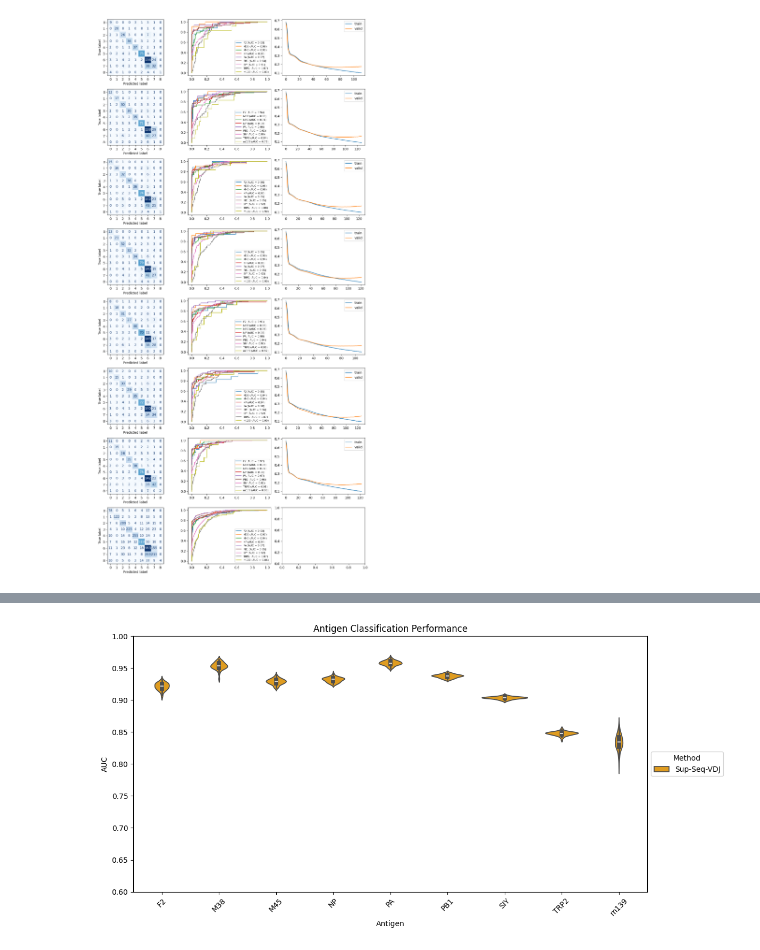
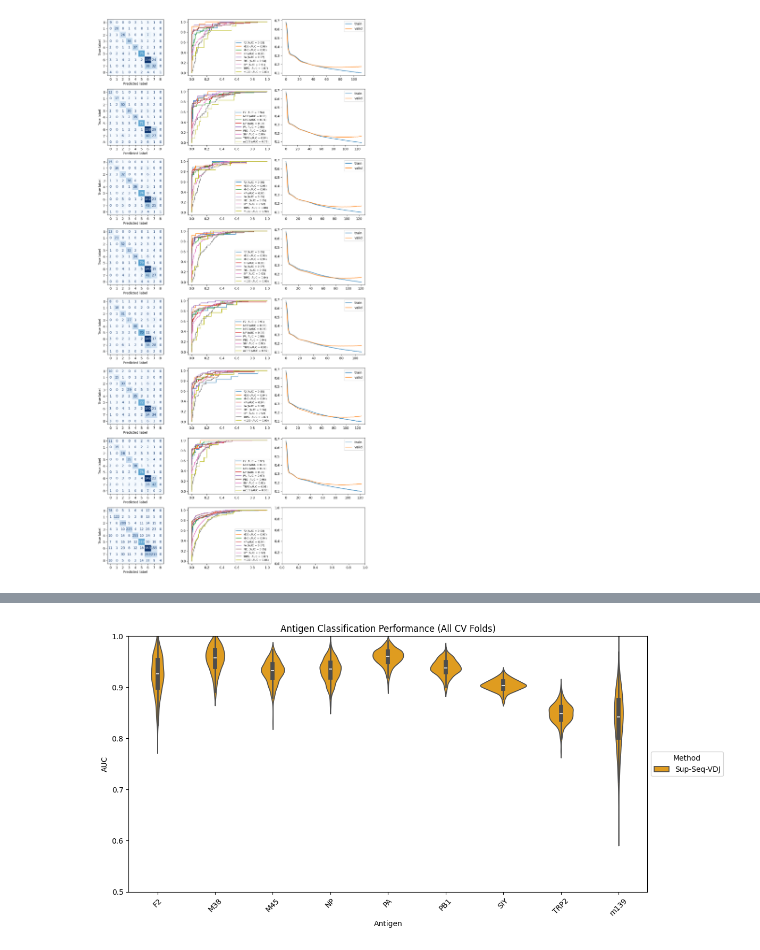
Before and after one commit to samhuann/DeepTCR-2, a Jupyter notebook: new_loader_cnn copy 2.ipynb, the cells around one changed output, grey strips where cells are left out. Cells and saved outputs as stored; diff of their text form; code cells hidden in the pictures.

Commit message:
violin plot across all cv folds

```diff
--- a/new_loader_cnn copy 2.ipynb
+++ b/new_loader_cnn copy 2.ipynb
@@ -588,40 +588,50 @@ plt.show()
 import seaborn as sns
 from sklearn.metrics import roc_auc_score
 
-# Compute AUC scores per antigen for each repeat
-num_repeats = y_pred_all.shape[0]  # number of CV repeats (e.g., 3)
-n_classes = y_pred_all.shape[-1]   # number of antigens
+# Compute AUC scores for each repeat and each fold individually
+num_repeats = y_pred_all.shape[0]  # 50 repeats
+n_classes = y_pred_all.shape[-1]   # 10 antigens
+n_folds = y_test_all.shape[2]      # 7 folds
 
-auc_scores = []  # will be a list with shape (num_repeats, n_classes)
+auc_scores = []  # will collect all individual AUC scores
+antigen_names = list(loader.label_map.keys())
+
+print(f"Computing AUC scores for {num_repeats} repeats × {n_folds} folds × {n_classes} classes...")
+
 for repeat in range(num_repeats):
-    repeat_auc = []
-    for class_idx in range(n_classes):
-        # Create binary labels: 1 if sample belongs to this antigen and 0 otherwise
-        y_true_binary = (y_true == class_idx).astype(int)
-        y_pred_probs = y_pred_all[repeat, :, class_idx]
-        try:
-            auc_val = roc_auc_score(y_true_binary, y_pred_probs)
-        except Exception as e:
-            print(f"Error computing roc_auc_score for antigen {class_idx} in repeat {repeat}: {e}")
-            auc_val = np.nan
-        repeat_auc.append(auc_val)
-    auc_scores.append(repeat_auc)
-auc_scores = np.array(auc_scores)  # shape: (num_repeats, n_classes)
+    for fold in range(n_folds):
+        # Get test indices for this fold
+        test_indices = y_test_all[repeat, :, fold]
 
-# Prepare a long-format DataFrame for seaborn violinplot
-antigen_names = list(loader.label_map.keys())
-plot_data = []
-for class_idx, antigen_name in enumerate(antigen_names):
-    for repeat in range(num_repeats):
-        plot_data.append({
-            'Antigen': antigen_name,
-            'AUC': auc_scores[repeat, class_idx],
-            'Method': 'Sup-Seq-VDJ'  # Label for the method
-        })
+        for class_idx in range(n_classes):
+            # Create binary labels: 1 if sample belongs to this antigen and 0 otherwise
+            y_true_binary = (y_true[test_indices] == class_idx).astype(int)
+            y_pred_probs = y_pred_all[repeat, test_indices, class_idx]
 
-plot_df = pd.DataFrame(plot_data)
+            try:
+                auc_val = roc_auc_score(y_true_binary, y_pred_probs)
+            except Exception as e:
+                print(f"Error computing roc_auc_score for antigen {class_idx}, repeat {repeat}, fold {fold}: {e}")
+                auc_val = np.nan
 
-# Create the violin plot with thinner plots, orange color, and legend moved to the right
+            auc_scores.append({
+                'Antigen': antigen_names[class_idx],
+                'AUC': auc_val,
+                'Method': 'Sup-Seq-VDJ',
+                'Repeat': repeat,
+                'Fold': fold
+            })
+
+plot_df = pd.DataFrame(auc_scores)
+
+# Remove any NaN values
+plot_df = plot_df.dropna(subset=['AUC'])
+
+print(f"Total AUC scores collected: {len(plot_df)}")
+print(f"Expected: {num_repeats * n_folds * n_classes} (50 × 7 × 10)")
+print(f"AUC scores per antigen: {len(plot_df) // n_classes}")
+
+# Create the violin plot using all individual fold AUC scores
 plt.figure(figsize=(12, 6))
 sns.violinplot(
     data=plot_df,
@@ -633,11 +643,16 @@ sns.violinplot(
     scale="area"  # Makes the violins thinner
 )
 plt.xticks(rotation=45)
-plt.ylim(0.60, 1.00)  # Set y-axis range from 0.60 to 1.00
-plt.title("Antigen Classification Performance")
+plt.ylim(0.50, 1.00)
+plt.title("Antigen Classification Performance (All CV Folds)")
 plt.ylabel("AUC")
 plt.xlabel("Antigen")
 plt.legend(title="Method", loc="center left", bbox_to_anchor=(1, 0.5))  # Move legend to the right
 plt.tight_layout()
 plt.show()
+
+# Print summary statistics per antigen
+print("\nSummary statistics per antigen:")
+summary_stats = plot_df.groupby('Antigen')['AUC'].agg(['mean', 'std', 'min', 'max', 'count'])
+print(summary_stats)
 # %% [output]
@@ -646 +665 @@ The `scale` parameter has been renamed and will be removed in v0.15.0. Pass `den
-[figure, old version]
+[figure, new version]
```
Also changed, not shown: parts of 1 cell of this notebook.
